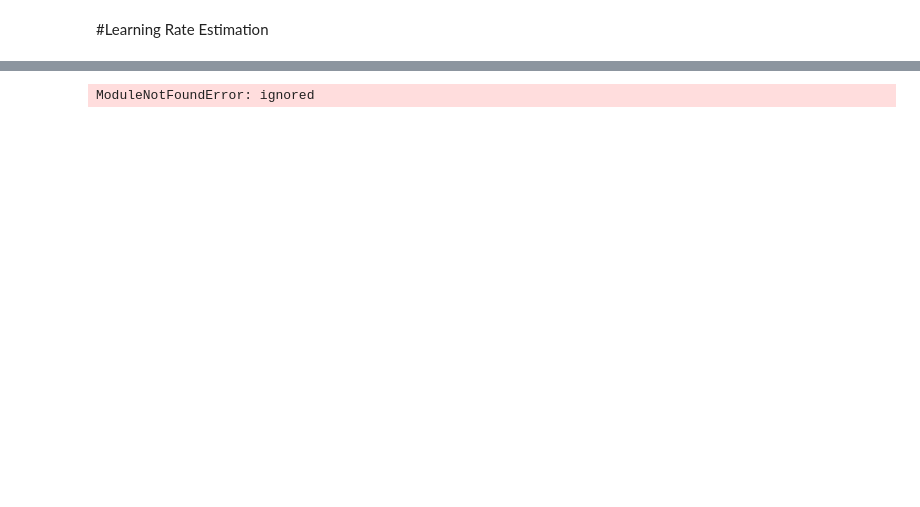
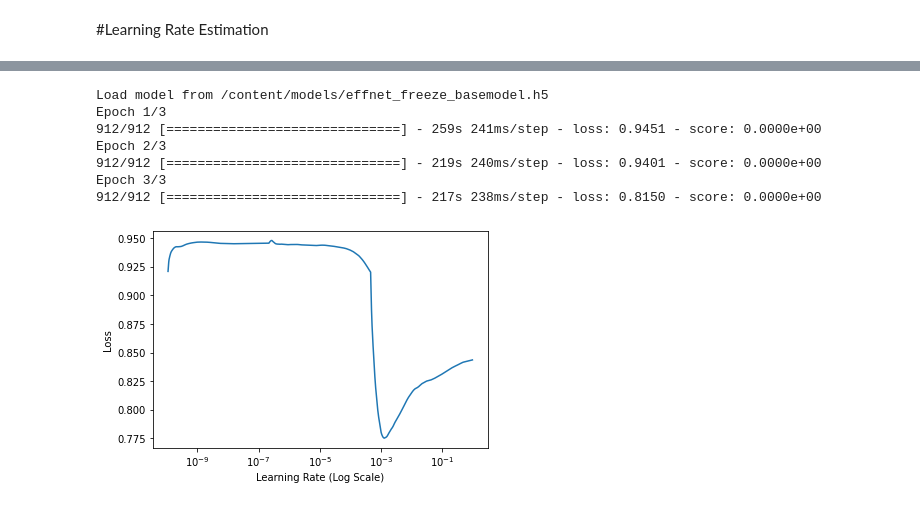
Before and after one commit to sgerloff/sustainable_deepfashion, a Jupyter notebook: notebooks/google_colab/LearningRateEstimator.ipynb, the cells around one changed output, grey strips where cells are left out. Cells and saved outputs as stored; diff of their text form; code cells hidden in the pictures; blank space fills up the shorter version.

```diff
--- a/notebooks/google_colab/LearningRateEstimator.ipynb
+++ b/notebooks/google_colab/LearningRateEstimator.ipynb
@@ -47,23 +47,30 @@ models/effnet_froze 100%[===================>]  50.63M  13.8MB/s    in 3.7s
 # %%
 from src.models.learning_rate_estimator import LearningRateEstimator
 from src.models.efficient_net_triplet import EfficientNetTriplet
 from src.utility import get_project_dir
 import joblib, os
 
 effnet_triplet = EfficientNetTriplet()
-effnet_triplet.load("effnet_frozen.h5")
-effnet_triplet.set_trainable_ratio(0.)
+effnet_triplet.load("effnet_freeze_basemodel.h5")
+effnet_triplet.set_basemodel_freeze_ratio(0.5)
 
 train_df = joblib.load(os.path.join(get_project_dir(),
                                     "data",
                                     "processed",
                                     "category_id_1_deepfashion_train.joblib"))
 
 lrf = LearningRateEstimator(effnet_triplet.model)
 
 dataset, train_size = effnet_triplet.get_dataset(train_df, batch_size=32, training_ratio=1.)
 
 lrf.find( dataset, 1e-10, 1e0, steps_per_epoch=train_size )
 lrf.plot_loss()
 # %% [output]
-ModuleNotFoundError: ignored
+Load model from /content/models/effnet_freeze_basemodel.h5
+Epoch 1/3
+912/912 [==============================] - 259s 241ms/step - loss: 0.9451 - score: 0.0000e+00
+Epoch 2/3
+912/912 [==============================] - 219s 240ms/step - loss: 0.9401 - score: 0.0000e+00
+Epoch 3/3
+912/912 [==============================] - 217s 238ms/step - loss: 0.8150 - score: 0.0000e+00
+[figure, added]
```
Also changed, not shown: parts of 2 cells of this notebook.
